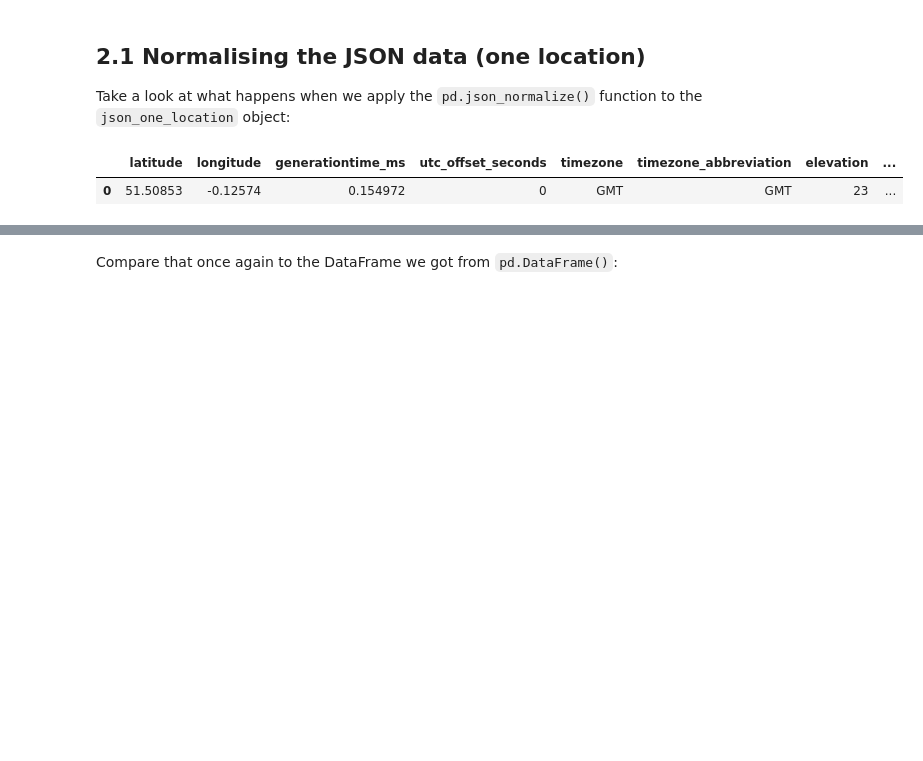
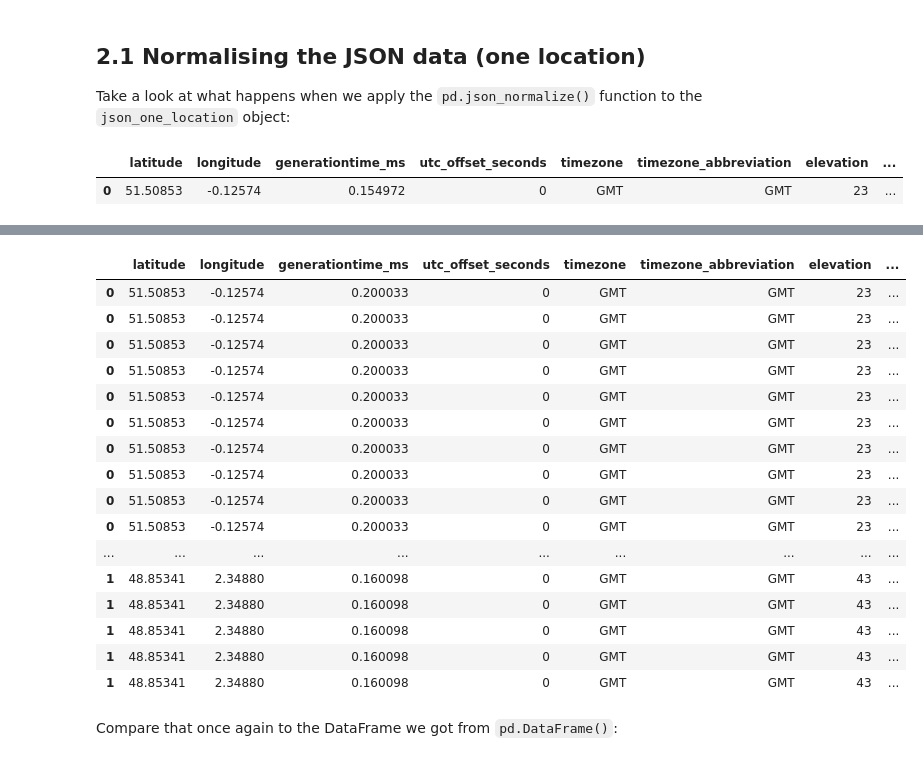
Before and after one commit to zoe-e-thomas/ds105a-2024, a Jupyter notebook: W07-Material/code/LSE_DS105A_2024_W07_lecture.ipynb, the cells around one changed output, grey strips where cells are left out. Saved outputs shown, nothing was run; the diff lists cells and outputs as text; code cells hidden in the pictures; blank space fills up the shorter version.

```diff
--- a/W07-Material/code/LSE_DS105A_2024_W07_lecture.ipynb
+++ b/W07-Material/code/LSE_DS105A_2024_W07_lecture.ipynb
@@ -383,3 +481,27 @@ pd.json_normalize(json_one_location)
+# %%
+df = pd.json_normalize(json_two_locations)
+
+columns_to_explode = ['daily.time', 'daily.weather_code', 'daily.daylight_duration', 'daily.sunshine_duration']
+
+df.explode(columns_to_explode)
+# %% [output]
+|  | latitude | longitude | generationtime_ms | utc_offset_seconds | timezone | timezone_abbreviation | elevation | ... |
+| 0 | 51.50853 | -0.12574 | 0.200033 | 0 | GMT | GMT | 23 | ... |
+| 0 | 51.50853 | -0.12574 | 0.200033 | 0 | GMT | GMT | 23 | ... |
+| 0 | 51.50853 | -0.12574 | 0.200033 | 0 | GMT | GMT | 23 | ... |
+| 0 | 51.50853 | -0.12574 | 0.200033 | 0 | GMT | GMT | 23 | ... |
+| 0 | 51.50853 | -0.12574 | 0.200033 | 0 | GMT | GMT | 23 | ... |
+| 0 | 51.50853 | -0.12574 | 0.200033 | 0 | GMT | GMT | 23 | ... |
+| 0 | 51.50853 | -0.12574 | 0.200033 | 0 | GMT | GMT | 23 | ... |
+| 0 | 51.50853 | -0.12574 | 0.200033 | 0 | GMT | GMT | 23 | ... |
+| 0 | 51.50853 | -0.12574 | 0.200033 | 0 | GMT | GMT | 23 | ... |
+| 0 | 51.50853 | -0.12574 | 0.200033 | 0 | GMT | GMT | 23 | ... |
+| ... | ... | ... | ... | ... | ... | ... | ... | ... |
+| 1 | 48.85341 | 2.34880 | 0.160098 | 0 | GMT | GMT | 43 | ... |
+| 1 | 48.85341 | 2.34880 | 0.160098 | 0 | GMT | GMT | 43 | ... |
+| 1 | 48.85341 | 2.34880 | 0.160098 | 0 | GMT | GMT | 43 | ... |
+| 1 | 48.85341 | 2.34880 | 0.160098 | 0 | GMT | GMT | 43 | ... |
+| 1 | 48.85341 | 2.34880 | 0.160098 | 0 | GMT | GMT | 43 | ... |
 # %% [markdown]
 Compare that once again to the DataFrame we got from `pd.DataFrame()`:
 # %%
```
Also changed, not shown: parts of 23 cells of this notebook, 3 other files.
